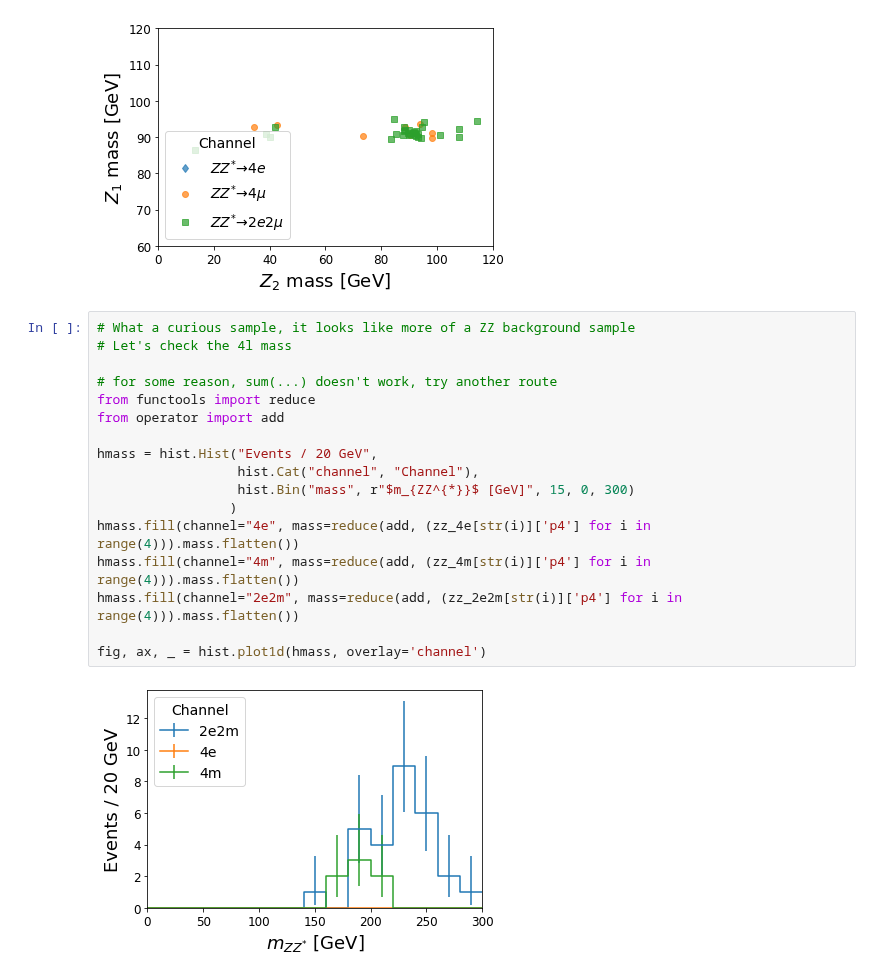
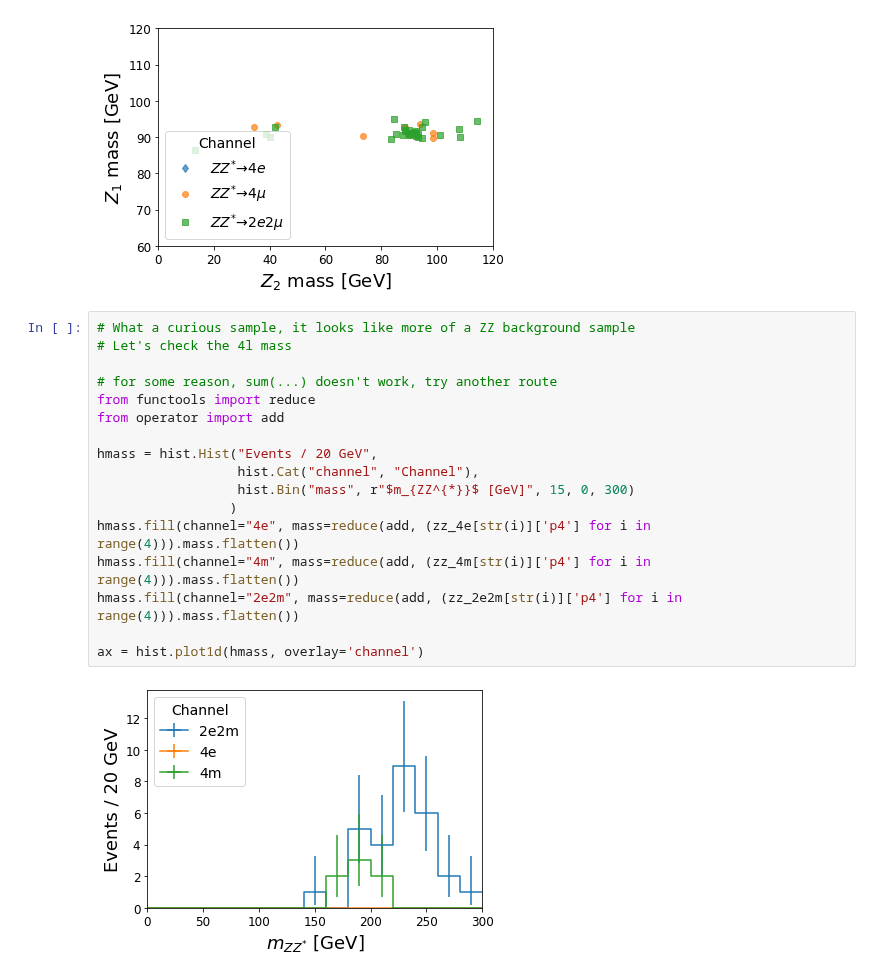
Before and after one commit to CoffeaTeam/coffea, a Jupyter notebook: binder/plotting-demo.ipynb, the cells around one changed output. Drawn from its saved outputs; the diff is of its cells as text.

```diff
--- a/binder/plotting-demo.ipynb
+++ b/binder/plotting-demo.ipynb
@@ -318,19 +320,19 @@ Text(0, 0.5, '$Z_1$ mass [GeV]')
 # %%
 # What a curious sample, it looks like more of a ZZ background sample
 # Let's check the 4l mass
 
 # for some reason, sum(...) doesn't work, try another route
 from functools import reduce
 from operator import add
 
 hmass = hist.Hist("Events / 20 GeV",
                   hist.Cat("channel", "Channel"),
                   hist.Bin("mass", r"$m_{ZZ^{*}}$ [GeV]", 15, 0, 300)
                  )
 hmass.fill(channel="4e", mass=reduce(add, (zz_4e[str(i)]['p4'] for i in range(4))).mass.flatten())
 hmass.fill(channel="4m", mass=reduce(add, (zz_4m[str(i)]['p4'] for i in range(4))).mass.flatten())
 hmass.fill(channel="2e2m", mass=reduce(add, (zz_2e2m[str(i)]['p4'] for i in range(4))).mass.flatten())
 
-fig, ax, _ = hist.plot1d(hmass, overlay='channel')
+ax = hist.plot1d(hmass, overlay='channel')
 # %% [output]
-[figure, old version]
+[figure, new version]
```
Also changed, not shown: parts of 6 cells of this notebook, 2 other files.
